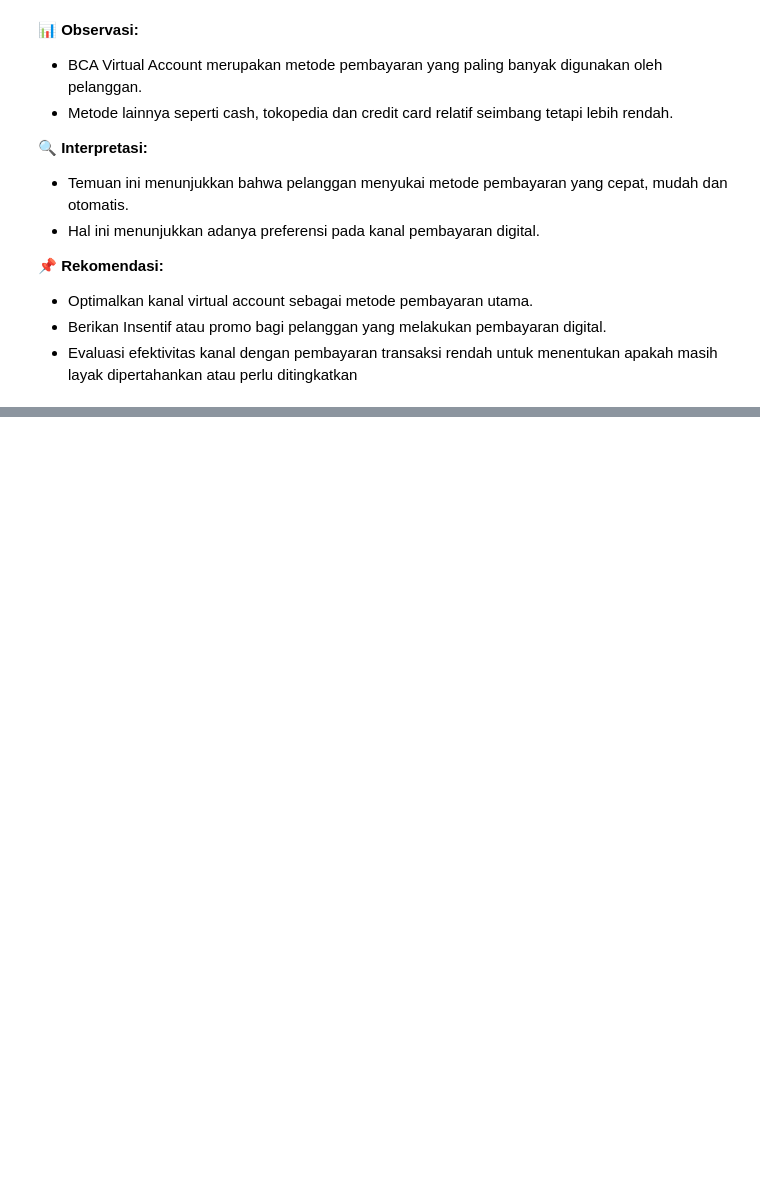
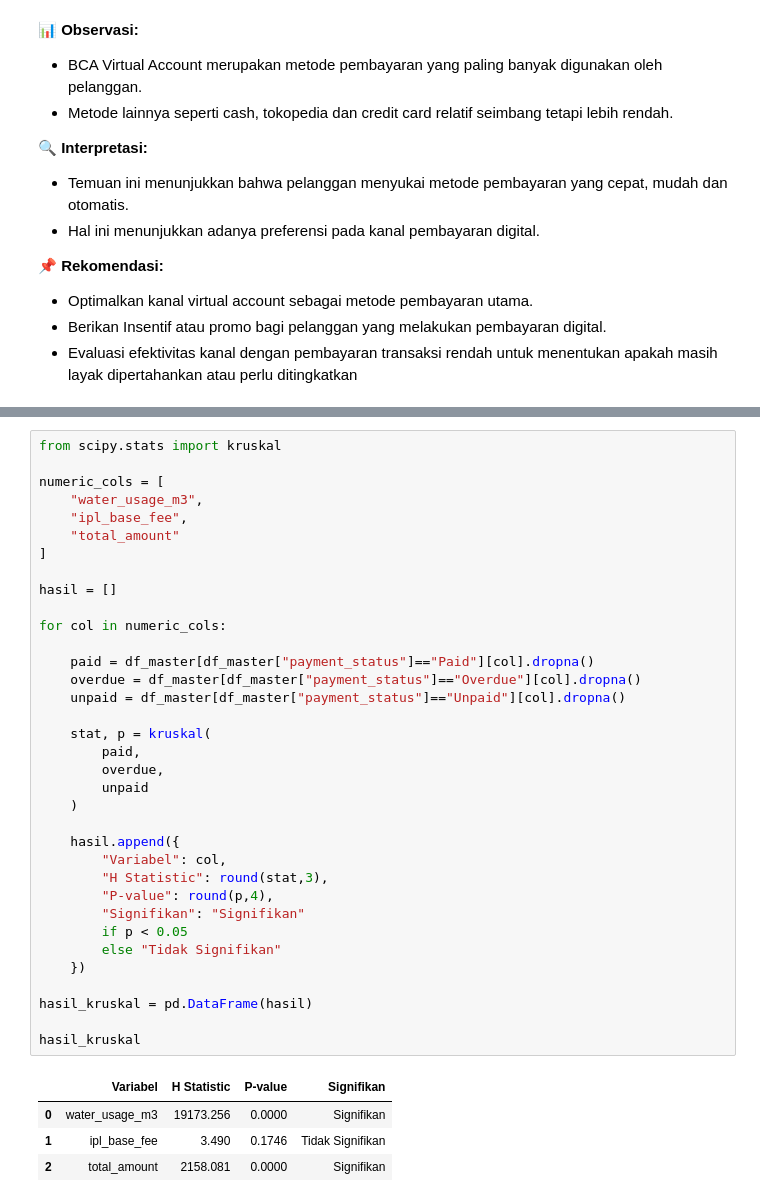
Before and after one commit to MikaMahaputra/Capstone-2-Sinarmas-Land, a Jupyter notebook: notebooks/capstone.ipynb, the cells around one changed output, grey strips where cells are left out. Drawn from its saved outputs; the diff is of its cells as text; blank space fills up the shorter version.

```diff
--- a/notebooks/capstone.ipynb
+++ b/notebooks/capstone.ipynb
@@ -1576,0 +1687,40 @@ plt.show()
+# %%
+from scipy.stats import kruskal
+
+numeric_cols = [
+    "water_usage_m3",
+    "ipl_base_fee",
+    "total_amount"
+]
+
+hasil = []
+
+for col in numeric_cols:
+
+    paid = df_master[df_master["payment_status"]=="Paid"][col].dropna()
+    overdue = df_master[df_master["payment_status"]=="Overdue"][col].dropna()
+    unpaid = df_master[df_master["payment_status"]=="Unpaid"][col].dropna()
+
+    stat, p = kruskal(
+        paid,
+        overdue,
+        unpaid
+    )
+
+    hasil.append({
+        "Variabel": col,
+        "H Statistic": round(stat,3),
+        "P-value": round(p,4),
+        "Signifikan": "Signifikan"
+        if p < 0.05
+        else "Tidak Signifikan"
+    })
+
+hasil_kruskal = pd.DataFrame(hasil)
+
+hasil_kruskal
+# %% [output]
+|  | Variabel | H Statistic | P-value | Signifikan |
+| 0 | water_usage_m3 | 19173.256 | 0.0000 | Signifikan |
+| 1 | ipl_base_fee | 3.490 | 0.1746 | Tidak Signifikan |
+| 2 | total_amount | 2158.081 | 0.0000 | Signifikan |
```
Also changed, not shown: parts of 12 cells of this notebook, 8 other files.
